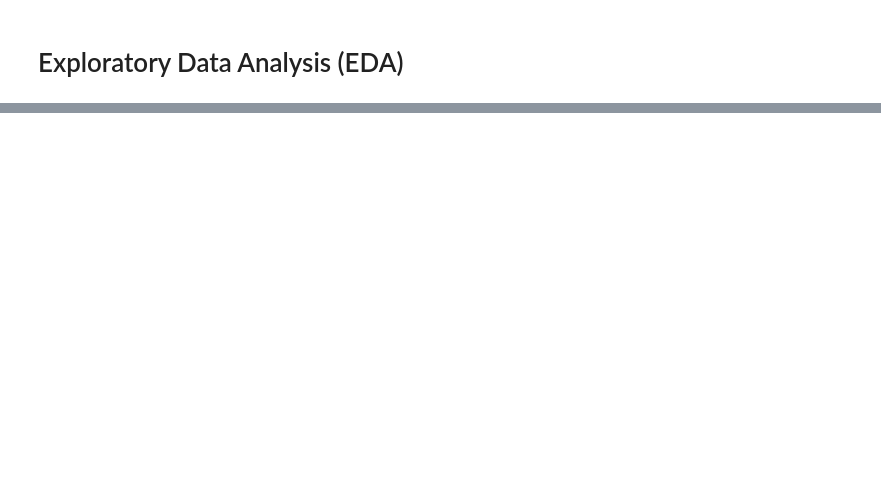
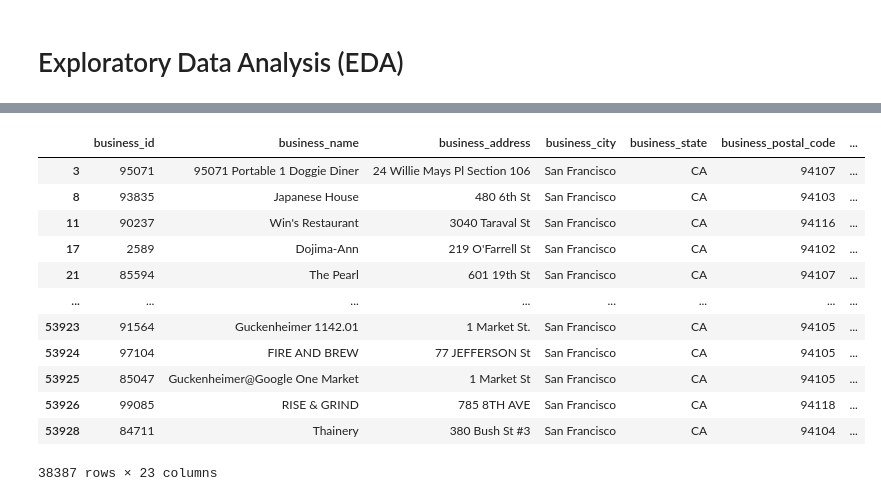
Before and after one commit to erikrowens/Codecademy, a Jupyter notebook: Final_Portfolio_Project/Final_Portfolio_Project.ipynb, the cells around one changed output, grey strips where cells are left out. Saved outputs shown, nothing was run; the diff lists cells and outputs as text; code cells hidden in the pictures; blank space fills up the shorter version.

```diff
--- a/Final_Portfolio_Project/Final_Portfolio_Project.ipynb
+++ b/Final_Portfolio_Project/Final_Portfolio_Project.ipynb
@@ -298,0 +402,17 @@ plt.show()
+# %%
+#@title Code: take a quick look at the DF
+scoresDF
+# %% [output]
+|  | business_id | business_name | business_address | business_city | business_state | business_postal_code | ... |
+| 3 | 95071 | 95071 Portable 1 Doggie Diner | 24 Willie Mays Pl Section 106 | San Francisco | CA | 94107 | ... |
+| 8 | 93835 | Japanese House | 480 6th St | San Francisco | CA | 94103 | ... |
+| 11 | 90237 | Win's Restaurant | 3040 Taraval St | San Francisco | CA | 94116 | ... |
+| 17 | 2589 | Dojima-Ann | 219 O'Farrell St | San Francisco | CA | 94102 | ... |
+| 21 | 85594 | The Pearl | 601 19th St | San Francisco | CA | 94107 | ... |
+| ... | ... | ... | ... | ... | ... | ... | ... |
+| 53923 | 91564 | Guckenheimer 1142.01 | 1 Market St. | San Francisco | CA | 94105 | ... |
+| 53924 | 97104 | FIRE AND BREW | 77 JEFFERSON St | San Francisco | CA | 94105 | ... |
+| 53925 | 85047 | Guckenheimer@Google One Market | 1 Market St | San Francisco | CA | 94105 | ... |
+| 53926 | 99085 | RISE & GRIND | 785 8TH AVE | San Francisco | CA | 94118 | ... |
+| 53928 | 84711 | Thainery | 380 Bush St #3 | San Francisco | CA | 94104 | ... |
+38387 rows × 23 columns
```
Also changed, not shown: parts of 17 cells of this notebook.
